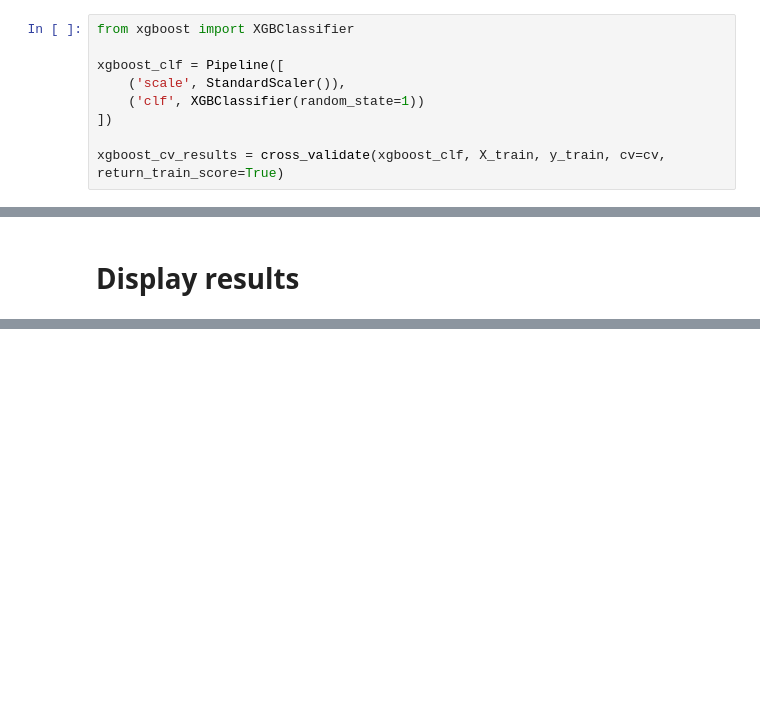
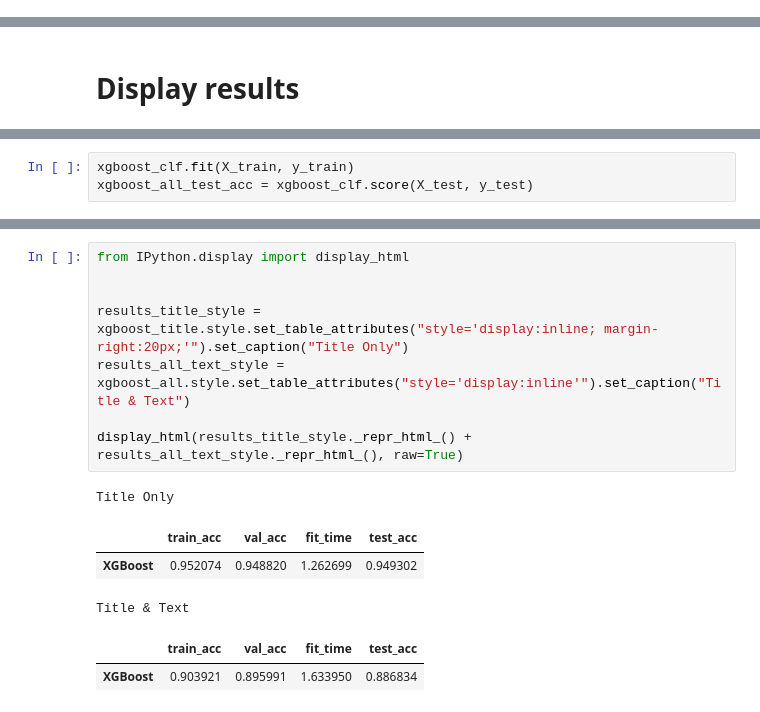
Before and after one commit to Jiawei19/BT4222, a Jupyter notebook: jiawei.ipynb, the cells around one changed output, grey strips where cells are left out. Saved outputs shown, nothing was run; the diff lists cells and outputs as text; blank space fills up the shorter version.

```diff
--- a/jiawei.ipynb
+++ b/jiawei.ipynb
@@ -983,9 +1050,0 @@ Accuracy of Validation: 0.945392822502425
-# %%
-from xgboost import XGBClassifier
-
-xgboost_clf = Pipeline([
-    ('scale', StandardScaler()),
-    ('clf', XGBClassifier(random_state=1))
-])
-
-xgboost_cv_results = cross_validate(xgboost_clf, X_train, y_train, cv=cv, return_train_score=True)
@@ -1073,0 +1091,3 @@ Title & Text
+# %%
+xgboost_clf.fit(X_train, y_train)
+xgboost_all_test_acc = xgboost_clf.score(X_test, y_test)
@@ -1073,0 +1104,15 @@ Title & Text
+# %%
+from IPython.display import display_html
+
+
+results_title_style = xgboost_title.style.set_table_attributes("style='display:inline; margin-right:20px;'").set_caption("Title Only")
+results_all_text_style = xgboost_all.style.set_table_attributes("style='display:inline'").set_caption("Title & Text")
+
+display_html(results_title_style._repr_html_() + results_all_text_style._repr_html_(), raw=True)
+# %% [output]
+Title Only
+|  | train_acc | val_acc | fit_time | test_acc |
+| XGBoost | 0.952074 | 0.948820 | 1.262699 | 0.949302 |
+Title & Text
+|  | train_acc | val_acc | fit_time | test_acc |
+| XGBoost | 0.903921 | 0.895991 | 1.633950 | 0.886834 |
```
Also changed, not shown: parts of 65 cells of this notebook.
